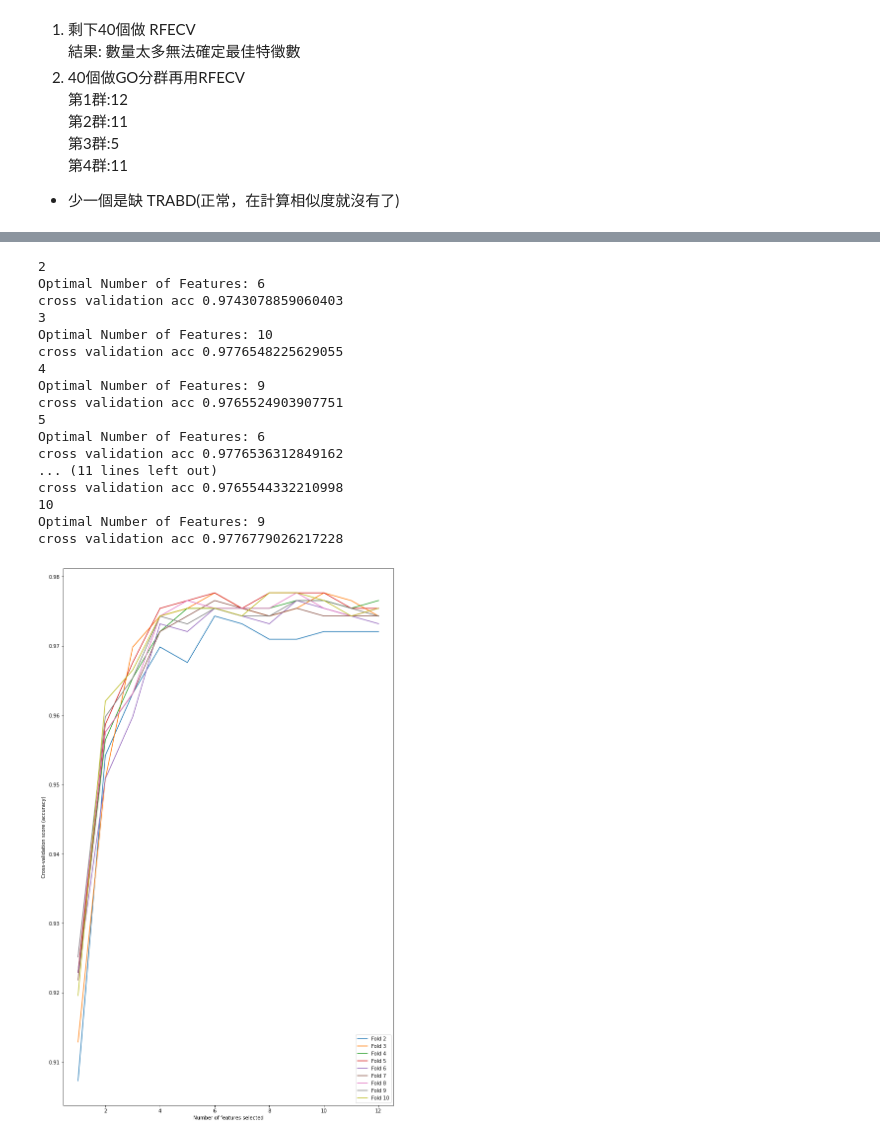
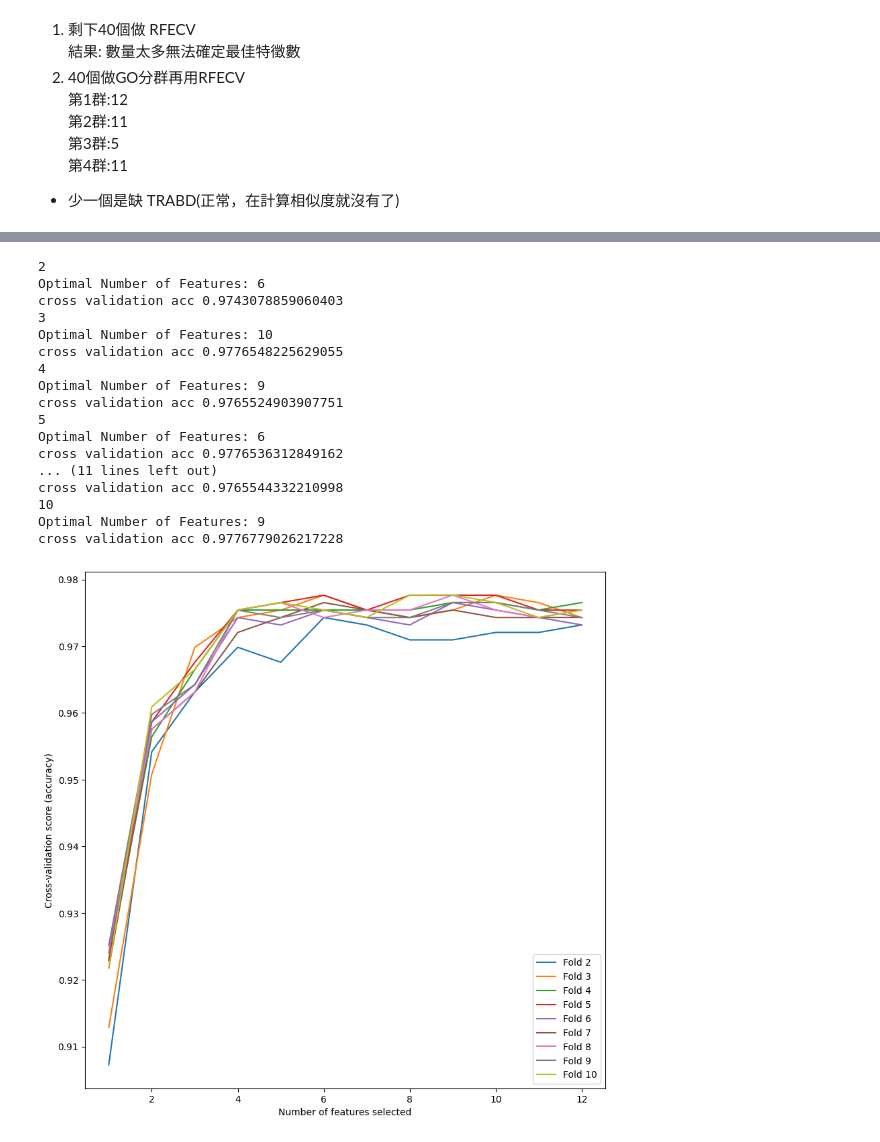
Before and after one commit to BioTechCo/main_project, a Jupyter notebook: ml/ml_RFE.ipynb, the cells around one changed output, grey strips where cells are left out. Drawn from its saved outputs; the diff is of its cells as text; code cells hidden in the pictures.

```diff
--- a/ml/ml_RFE.ipynb
+++ b/ml/ml_RFE.ipynb
@@ -364,3 +235,0 @@ data
-# %%
-normalized_train_c = normalized_train_c[normalized_train_c['Unnamed: 0'].isin(data['Unnamed: 0'])]
-normalized_train_c.iloc[:,1::2]
@@ -382,14 +236,5 @@ normalized_train_c.iloc[:,1::2]
 # %%
+normalized_train_c = normalized_train_c[normalized_train_c['Unnamed: 0'].isin(data['ID'])]
 X_train = normalized_train_c.iloc[:, 1::2]
-
-x = []
-
-for i in range(895):
-    X = X_train.iloc[:, i]
-
-    X = X.values.flatten().T.tolist()
-    print(X)
-    x.append(X)
-
-y = [ (0 if (i < 47)or(i>444 and i <495 ) else 1)   for i in range(895)]
-y.count(1)
+x = [X_train.iloc[:, i].values.flatten().tolist() for i in range(895)]
+y = [(0 if (i < 47) or (i > 444 and i < 495) else 1) for i in range(895)]
@@ -415,69 +246,52 @@ y.count(1)
 # %%
-# X_train, X_test, y_train, y_test = train_test_split(x, y, test_size=None, random_state=42)
-
-models = {
-    # 'SVM': SVC(), #4 fold=5
-    # 'Logistic Regression': LogisticRegression(), #5 fold=5
-    # 'Decision Tree': DecisionTreeClassifier(), #3
-    'Random Forest': RandomForestClassifier(), #355
-    # 'XGBoost': XGBClassifier() #2
-}
-
-
 logreg_clf = LogisticRegression()
 model=logreg_clf
 
-plt.figure(figsize=(12, 20))
+plt.figure(figsize=(10, 10))
 for fold in range(2,11):
-    # 初始化 StratifiedKFold
     stratified_kfold = StratifiedKFold(n_splits=fold, shuffle=True, random_state=42)
     print(stratified_kfold.get_n_splits(x, y))
 
-    # 初始化RFECV，cv參數是交叉驗證的次數，可以選擇StratifiedKFold或其他交叉驗證方法
     rfecv = RFECV(estimator=model, step=1, cv=stratified_kfold, scoring='accuracy')
-    X_train_rfecv = rfecv.fit(x, y)
+    fitted_rfecv = rfecv.fit(x, y)
 
-    # for i, (train_index, test_index) in enumerate(stratified_kfold.split(x, y)):
-        # print(f"Fold {i}:")
-        # print(f"  Train: index={train_index}")
-        # print(f"  Test:  index={test_index}")
+    print("Optimal Number of Features:", fitted_rfecv.n_features_)
+    print("cross validation acc", max(fitted_rfecv.cv_results_['mean_test_score']))
 
+    x_val = range(1, len(fitted_rfecv.cv_results_['mean_test_score']) + 1)
+    y_val = fitted_rfecv.cv_results_['mean_test_score']
 
-    print("Optimal Number of Features:", X_train_rfecv.n_features_)
-    # print("Feature Rankings:", X_train_rfecv.ranking_)
-    # print("Feature Select:",X_train_rfecv.support_)
-    print("cross validation acc", max(X_train_rfecv.cv_results_['mean_test_score']))
-    # 绘制特征排名的图表
-    plt.plot(range(1, len(X_train_rfecv.cv_results_['mean_test_score']) + 1), X_train_rfecv.cv_results_['mean_test_score'], label=f"Fold {fold}")
+    # Smooth the curve if needed
+    # window_size = 10
+    # smoothed_y = moving_average(y_val, window_size)
+    # plt.plot(x_val[window_size - 1:], smoothed_y, label=f"Fold {fold}")
 
-
-# 繪製特徵排名的圖表
-import matplotlib.pyplot as plt
+    # original curve
+    plt.plot(x_val, y_val, label=f"Fold {fold}")
 
 plt.xlabel("Number of features selected")
 plt.ylabel("Cross-validation score (accuracy)")
-# plt.plot(range(1, len(X_train_rfecv.grid_scores_) + 1), X_train_rfecv.grid_scores_)
 plt.legend(loc="lower right")
 plt.show()
 # %% [output]
 2
 Optimal Number of Features: 6
 cross validation acc 0.9743078859060403
 3
 Optimal Number of Features: 10
 cross validation acc 0.9776548225629055
 4
 Optimal Number of Features: 9
 cross validation acc 0.9765524903907751
 5
 Optimal Number of Features: 6
 cross validation acc 0.9776536312849162
 ... (11 lines left out)
 cross validation acc 0.9765544332210998
 10
 Optimal Number of Features: 9
 cross validation acc 0.9776779026217228
-[figure, old version]
+[figure, new version]
 # %%
 pd.DataFrame(X_train).to_csv("../result/traindata.csv",index=False)
 # %%
```
Also changed, not shown: parts of 20 cells of this notebook.
